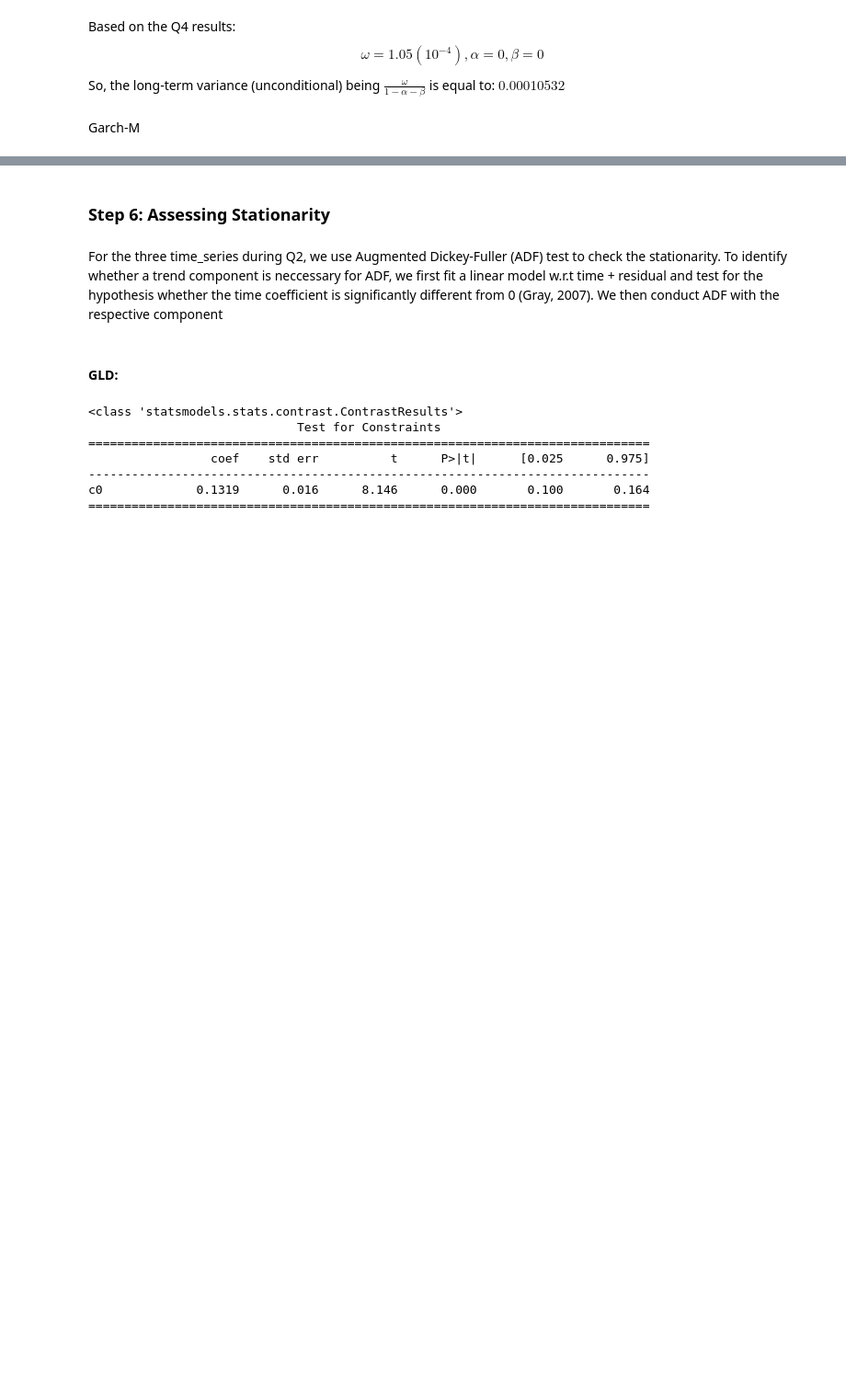
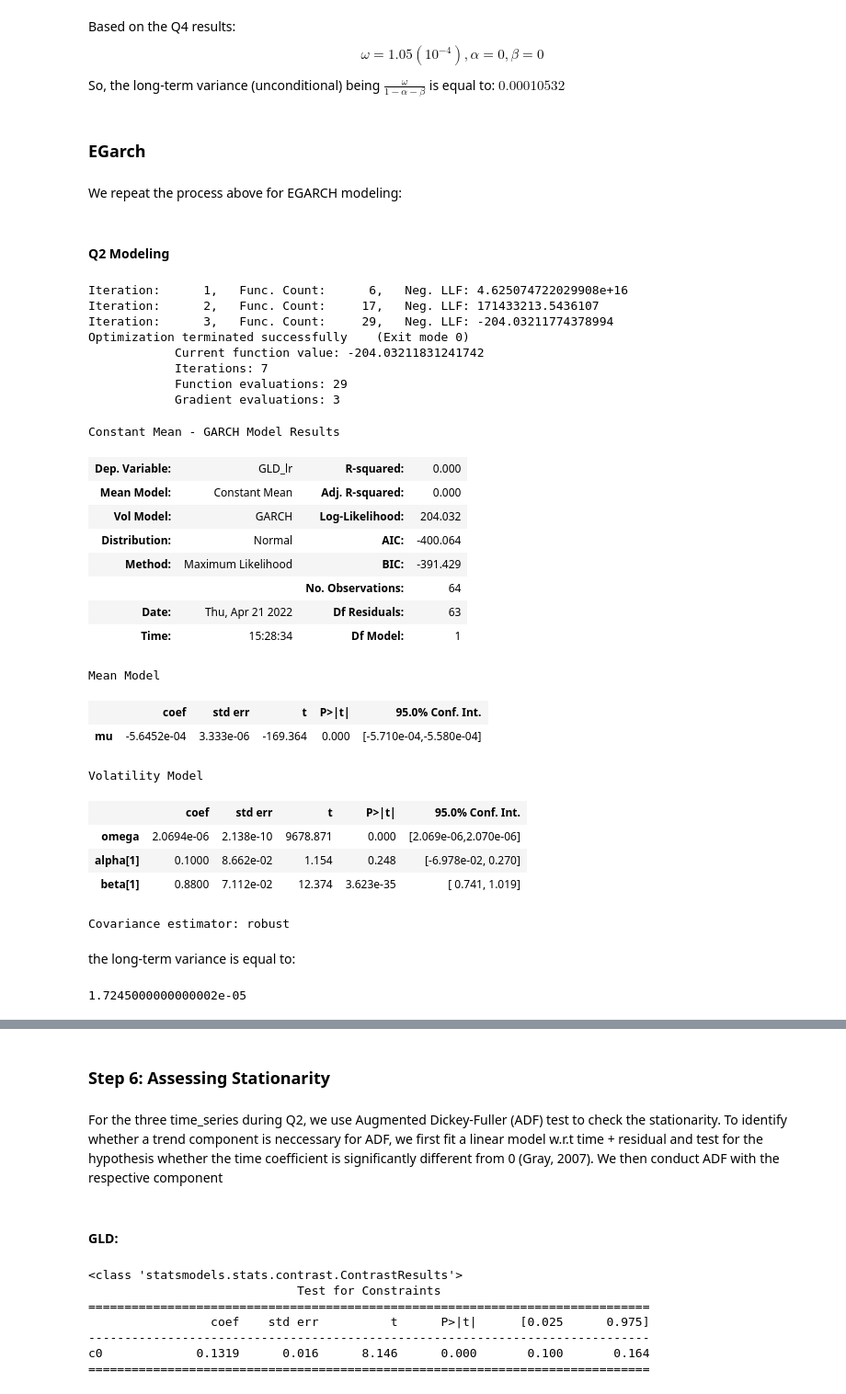
Before and after one commit to ngohienduong/WQU-Econ, a Jupyter notebook: W5.ipynb, the cells around one changed output, grey strips where cells are left out. Shown at 92% size. Drawn from its saved outputs; the diff is of its cells as text; code cells hidden in the pictures; blank space fills up the shorter version.

```diff
--- a/W5.ipynb
+++ b/W5.ipynb
@@ -348,5 +356,3 @@ Covariance estimator: robust
 Based on the Q4 results:
 $$\omega = 1.05(10^{-4}), \alpha = 0,  \beta = 0$$
 So, the long-term variance (unconditional) being  $\frac{\omega}{1-\alpha-\beta}$ is equal to: $0.00010532$
-# %% [markdown]
-Garch-M
@@ -354,0 +359,42 @@ from rpy2.robjects.packages import importr
+# %% [markdown]
+### EGarch
+# %% [markdown]
+We repeat the process above for EGARCH modeling:
+# %% [markdown]
+#### Q2 Modeling
+# %%
+model_Q2 = arch_model(series_Q2, p=1, o=0, q=1)
+model_Q2.fit().summary()
+# %% [output]
+Iteration:      1,   Func. Count:      6,   Neg. LLF: 4.625074722029908e+16
+Iteration:      2,   Func. Count:     17,   Neg. LLF: 171433213.5436107
+Iteration:      3,   Func. Count:     29,   Neg. LLF: -204.03211774378994
+Optimization terminated successfully    (Exit mode 0)
+            Current function value: -204.03211831241742
+            Iterations: 7
+            Function evaluations: 29
+            Gradient evaluations: 3
+Constant Mean - GARCH Model Results
+| Dep. Variable: | GLD_lr | R-squared: | 0.000 |
+| Mean Model: | Constant Mean | Adj. R-squared: | 0.000 |
+| Vol Model: | GARCH | Log-Likelihood: | 204.032 |
+| Distribution: | Normal | AIC: | -400.064 |
+| Method: | Maximum Likelihood | BIC: | -391.429 |
+|  |  | No. Observations: | 64 |
+| Date: | Thu, Apr 21 2022 | Df Residuals: | 63 |
+| Time: | 15:28:34 | Df Model: | 1 |
+Mean Model
+|  | coef | std err | t | P>|t| | 95.0% Conf. Int. |
+| mu | -5.6452e-04 | 3.333e-06 | -169.364 | 0.000 | [-5.710e-04,-5.580e-04] |
+Volatility Model
+|  | coef | std err | t | P>|t| | 95.0% Conf. Int. |
+| omega | 2.0694e-06 | 2.138e-10 | 9678.871 | 0.000 | [2.069e-06,2.070e-06] |
+| alpha[1] | 0.1000 | 8.662e-02 | 1.154 | 0.248 | [-6.978e-02, 0.270] |
+| beta[1] | 0.8800 | 7.112e-02 | 12.374 | 3.623e-35 | [ 0.741, 1.019] |
+Covariance estimator: robust
+# %% [markdown]
+the long-term variance is equal to:
+# %%
+2.0694e-06/(1-0.88)
+# %% [output]
+1.7245000000000002e-05
```
Also changed, not shown: parts of 25 cells of this notebook.
